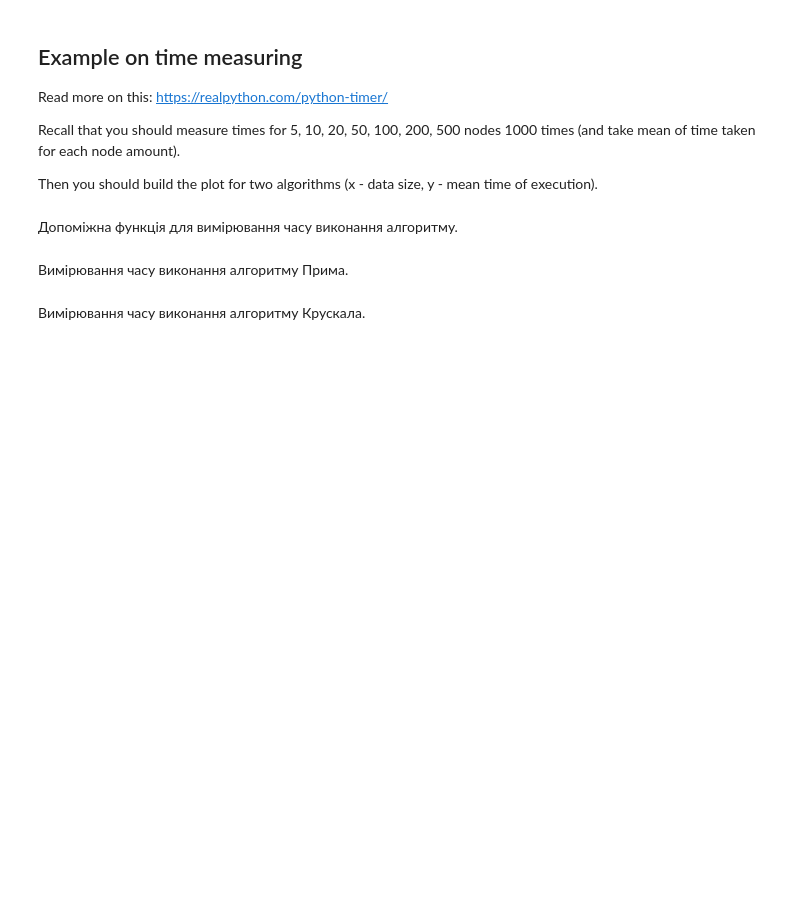
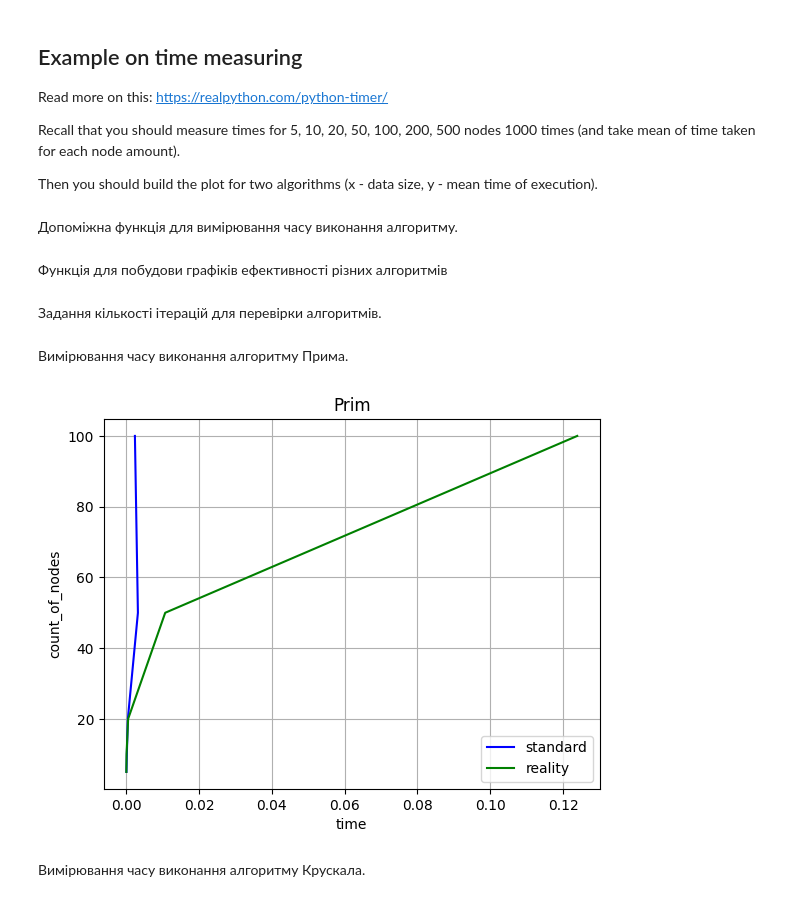
Before and after one commit to Luzefik/lab_1_discrete-math, a Jupyter notebook: Lab1_trees.ipynb, the cells around one changed output. Cells and saved outputs as stored; diff of their text form; code cells hidden in the pictures; blank space fills up the shorter version.

```diff
--- a/Lab1_trees.ipynb
+++ b/Lab1_trees.ipynb
@@ -305,29 +371,37 @@ def measure(func, *args, **kwargs):
     end = time.time()
 
     return end-start
+# %% [markdown]
+Функція для побудови графіків ефективності різних алгоритмів
+# %%
+
+def plot_graph(time_taken, title):
+    plt.figure()
+    plt.plot(time_taken['standard'].values(), time_taken['standard'].keys(), label="standard", color="b", linestyle="-")
+    plt.plot(time_taken['reality'].values(), time_taken['reality'].keys(), label="reality", color="g", linestyle="-")
+    plt.xlabel("time")
+    plt.ylabel("count_of_nodes")
+    plt.title(title)
+    plt.legend()
+    plt.grid()
+    plt.show()
+# %% [markdown]
+Задання  кількості  ітерацій для перевірки алгоритмів.
+# %%
+NUM_OF_ITERATIONS = 100
 # %% [markdown]
 Вимірювання часу виконання алгоритму Прима.
 # %%
-NUM_OF_ITERATIONS = 1000
-time_taken = {'etalon':{}, 'reality': {}}
-
+time_taken = {'standard':{}, 'reality': {}}
 
 for count in (5, 10, 20, 50, 100):
-    for i in tqdm(range(NUM_OF_ITERATIONS)):
-
+    for _ in tqdm(range(NUM_OF_ITERATIONS)):
         G = gnp_random_connected_graph(count, 0.4, False)
-
-        time_taken['etalon'][count] = measure(tree.minimum_spanning_tree, G, algorithm="prim")
+        time_taken['standard'][count] = measure(tree.minimum_spanning_tree, G, algorithm="prim")
         time_taken['reality'][count] = measure(prim_mst, G)
-
-plt.plot(time_taken['etalon'].values(), time_taken['etalon'].keys(), label="etalon", color="b", linestyle="-")
-plt.plot(time_taken['reality'].values(), time_taken['reality'].keys(), label="reality", color="g", linestyle="-")
-plt.xlabel("time")
-plt.ylabel("count_of_nodes")
-plt.title("Prim")
-plt.legend()
-plt.grid()
-plt.show()
+plot_graph(time_taken, "Prim")
+# %% [output]
+[figure, added]
 # %% [markdown]
 Вимірювання часу виконання алгоритму Крускала.
 # %%
```
Also changed, not shown: parts of 33 cells of this notebook.
